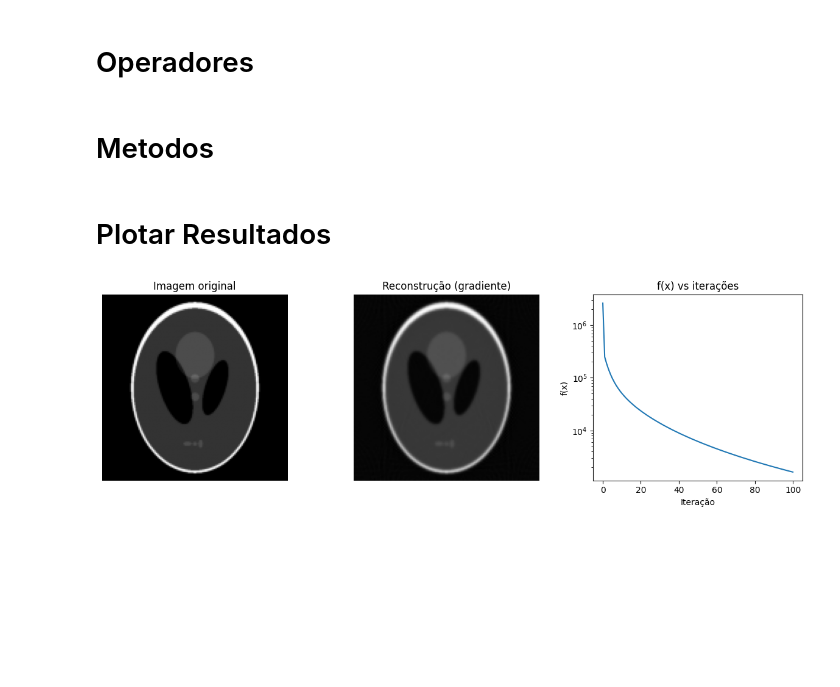
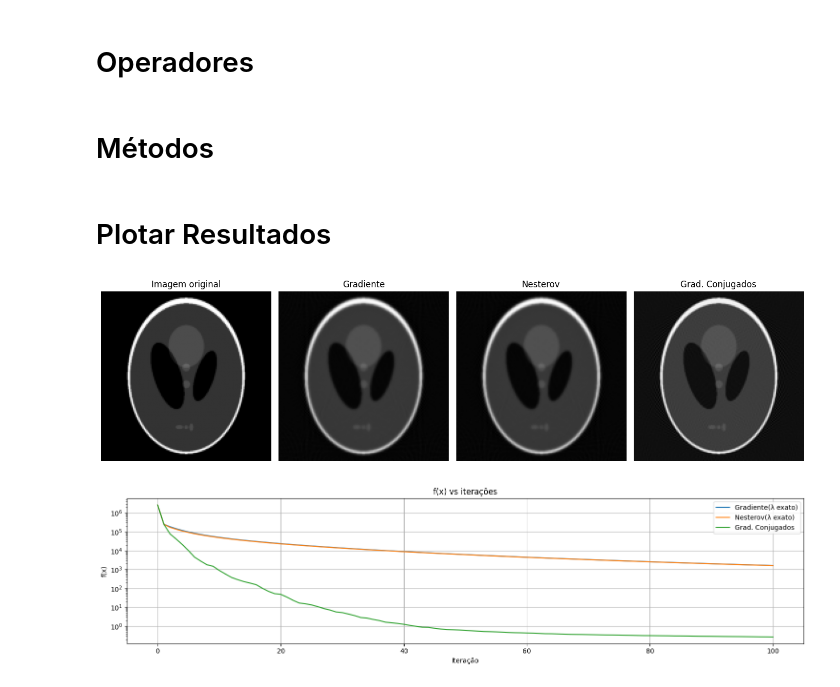
Before and after one commit to Vileno-C/image_reconstruction, a Jupyter notebook: skimage_test.ipynb, the cells around one changed output. Saved outputs shown, nothing was run; the diff lists cells and outputs as text; code cells hidden in the pictures; blank space fills up the shorter version.

Commit message:
A aplicação dos 3 métodos foi bem sucedida

```diff
--- a/skimage_test.ipynb
+++ b/skimage_test.ipynb
@@ -43,7 +42,7 @@ def AT(y):
     y = y.reshape((sinogram.shape[0], sinogram.shape[1]))
     return iradon(y, theta=angles, filter_name=None, circle=False, output_size=n).ravel()
 # %% [markdown]
-# Metodos
+# Métodos
 # %%
 def f(x):
     return 0.5 * norm(A(x) - b)**2
@@ -128,25 +141,51 @@ f_values = [f(x) for x in x_values_cg]
 # %%
 # ----------------------------
 # Visualização
 # ----------------------------
-plt.figure(figsize=(12,4))
-plt.subplot(1,3,1)
+plt.figure(figsize=(14, 4))
+
+# Imagem original
+plt.subplot(1, 4, 1)
 plt.title("Imagem original")
 plt.imshow(image, cmap="gray")
 plt.axis("off")
 
-plt.subplot(1,3,2)
-plt.title("Reconstrução (gradiente)")
-plt.imshow(reconstruction, cmap="gray")
+# Reconstrução - Gradiente
+plt.subplot(1, 4, 2)
+plt.title("Gradiente")
+plt.imshow(reconstruction_dg, cmap="gray")
 plt.axis("off")
 
-plt.subplot(1,3,3)
+# Reconstrução - Nesterov
+plt.subplot(1, 4, 3)
+plt.title("Nesterov")
+plt.imshow(reconstruction_n, cmap="gray")
+plt.axis("off")
+
+# Reconstrução - Gradientes Conjugados
+plt.subplot(1, 4, 4)
+plt.title("Grad. Conjugados")
+plt.imshow(reconstruction_cg, cmap="gray")
+plt.axis("off")
+
+plt.tight_layout()
+plt.show()
+
+# ----------------------------
+# Plot das funções f(x)
+# ----------------------------
+plt.figure(figsize=(15, 4))
 plt.title("f(x) vs iterações")
-plt.plot(f_values)
+plt.plot(f_values_dg, label="Gradiente(λ exato)")
+plt.plot(f_values_n, label="Nesterov(λ exato)")
+plt.plot(f_values_cg, label="Grad. Conjugados")
 plt.yscale("log")
 plt.xlabel("Iteração")
 plt.ylabel("f(x)")
+plt.legend()
+plt.grid(True)
 plt.tight_layout()
 plt.show()
 # %% [output]
-[figure, old version]
+[figure, new version]
+[figure, added]
```
Also changed, not shown: parts of 4 cells of this notebook.
